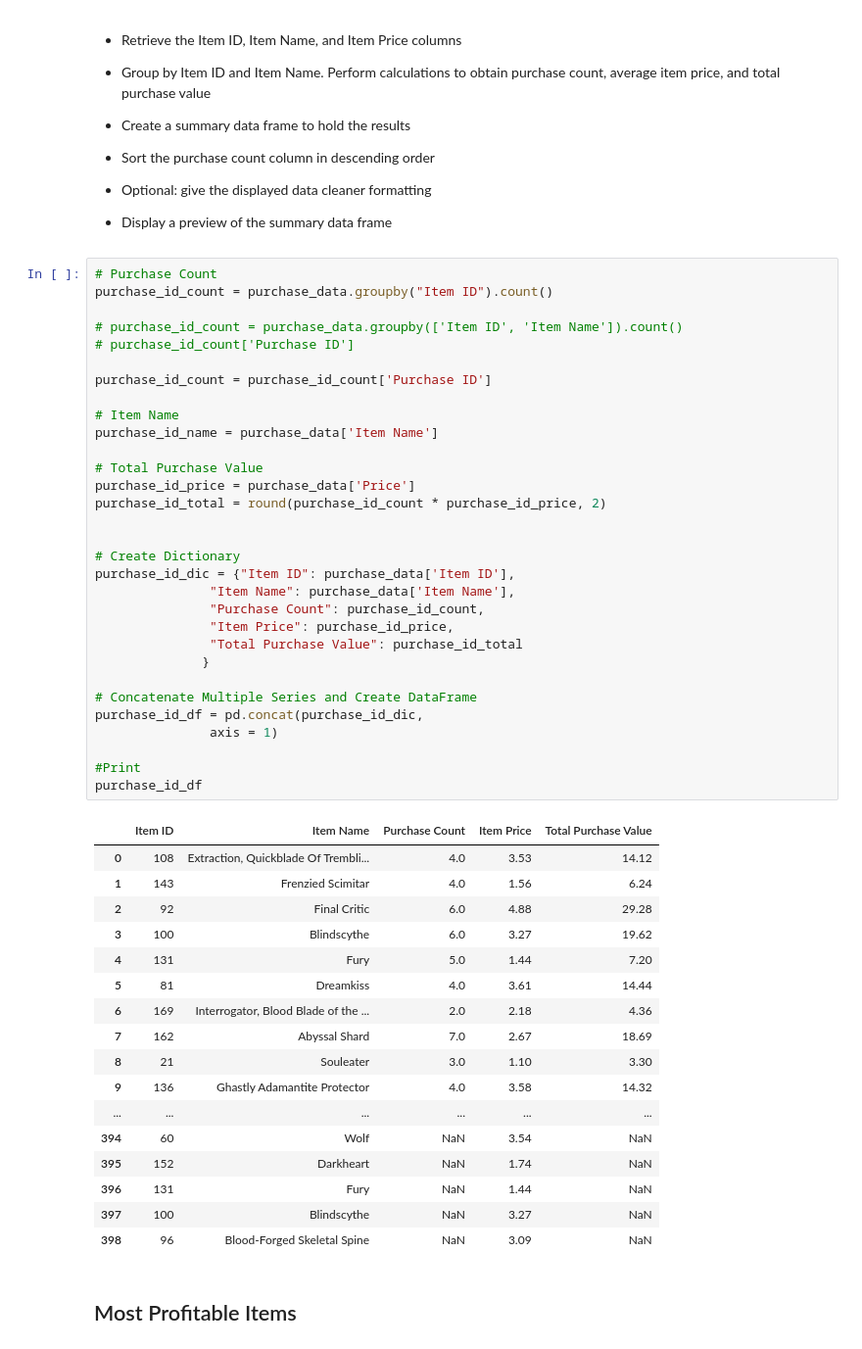
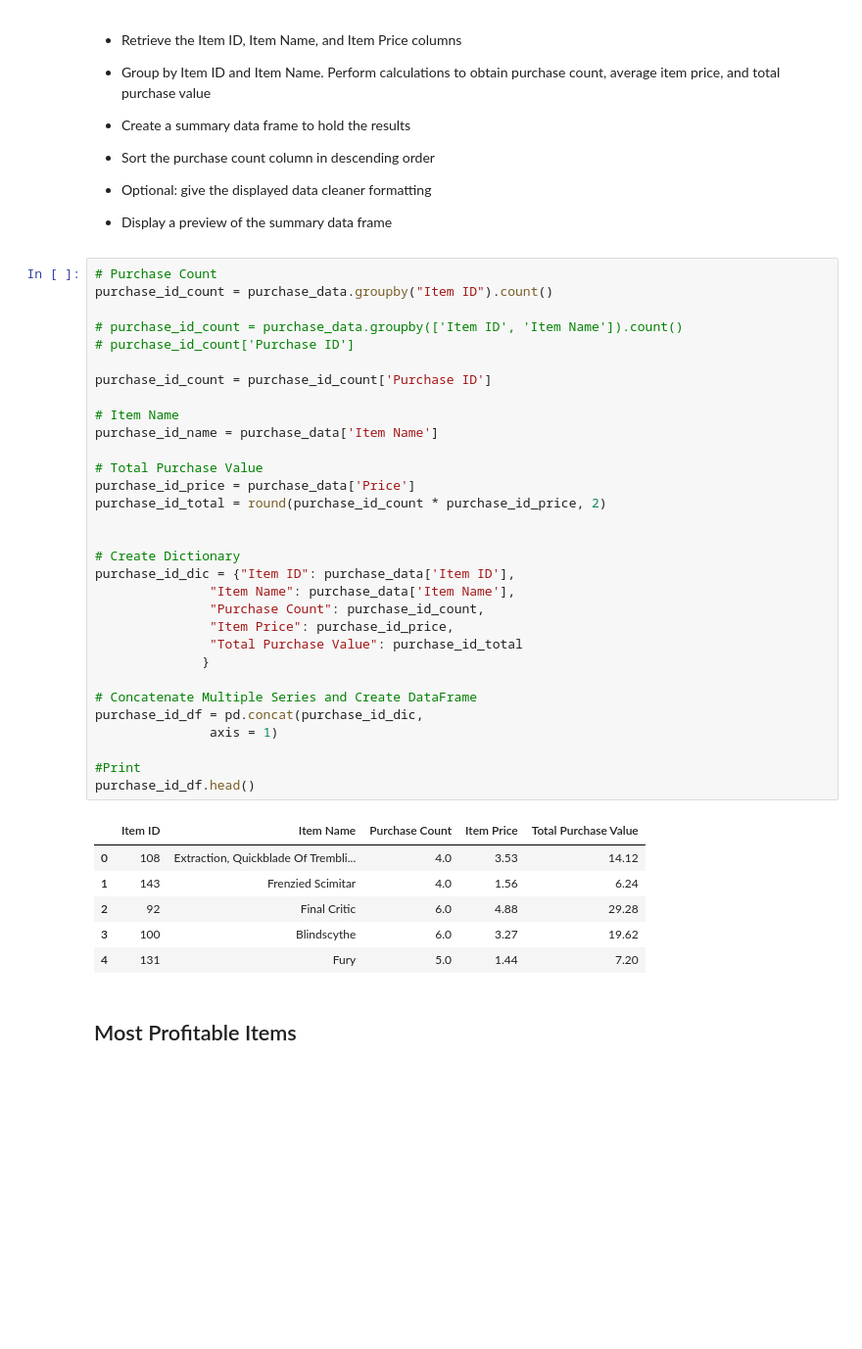
Before and after one commit to mpario/pandas-challenge, a Jupyter notebook: HeroesOfPymoli/HeroesOfPymoli_starter.ipynb, the cells around one changed output. Shown at 98% size. Cells and saved outputs as stored; diff of their text form; blank space fills up the shorter version.

```diff
--- a/HeroesOfPymoli/HeroesOfPymoli_starter.ipynb
+++ b/HeroesOfPymoli/HeroesOfPymoli_starter.ipynb
@@ -390,45 +390,34 @@ purchase_id_count = purchase_data.groupby("Item ID").count()
 purchase_id_count = purchase_id_count['Purchase ID']
 
 # Item Name
 purchase_id_name = purchase_data['Item Name']
 
 # Total Purchase Value
 purchase_id_price = purchase_data['Price']
 purchase_id_total = round(purchase_id_count * purchase_id_price, 2)
 
 
 # Create Dictionary
 purchase_id_dic = {"Item ID": purchase_data['Item ID'],
                "Item Name": purchase_data['Item Name'],
                "Purchase Count": purchase_id_count,
                "Item Price": purchase_id_price,
                "Total Purchase Value": purchase_id_total
               }
 
 # Concatenate Multiple Series and Create DataFrame
 purchase_id_df = pd.concat(purchase_id_dic,
                axis = 1)
 
 #Print
-purchase_id_df
+purchase_id_df.head()
 # %% [output]
 |  | Item ID | Item Name | Purchase Count | Item Price | Total Purchase Value |
 | 0 | 108 | Extraction, Quickblade Of Trembli... | 4.0 | 3.53 | 14.12 |
 | 1 | 143 | Frenzied Scimitar | 4.0 | 1.56 | 6.24 |
 | 2 | 92 | Final Critic | 6.0 | 4.88 | 29.28 |
 | 3 | 100 | Blindscythe | 6.0 | 3.27 | 19.62 |
 | 4 | 131 | Fury | 5.0 | 1.44 | 7.20 |
-| 5 | 81 | Dreamkiss | 4.0 | 3.61 | 14.44 |
-| 6 | 169 | Interrogator, Blood Blade of the ... | 2.0 | 2.18 | 4.36 |
-| 7 | 162 | Abyssal Shard | 7.0 | 2.67 | 18.69 |
-| 8 | 21 | Souleater | 3.0 | 1.10 | 3.30 |
-| 9 | 136 | Ghastly Adamantite Protector | 4.0 | 3.58 | 14.32 |
-| ... | ... | ... | ... | ... | ... |
-| 394 | 60 | Wolf | NaN | 3.54 | NaN |
-| 395 | 152 | Darkheart | NaN | 1.74 | NaN |
-| 396 | 131 | Fury | NaN | 1.44 | NaN |
-| 397 | 100 | Blindscythe | NaN | 3.27 | NaN |
-| 398 | 96 | Blood-Forged Skeletal Spine | NaN | 3.09 | NaN |
 # %% [markdown]
 ## Most Profitable Items
 # %% [markdown]
```
Also changed, not shown: parts of 2 cells of this notebook.
